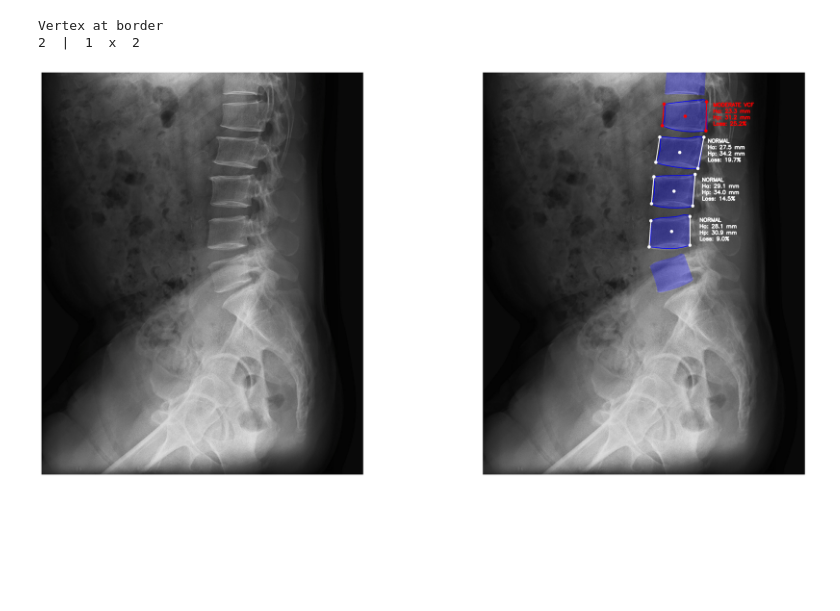
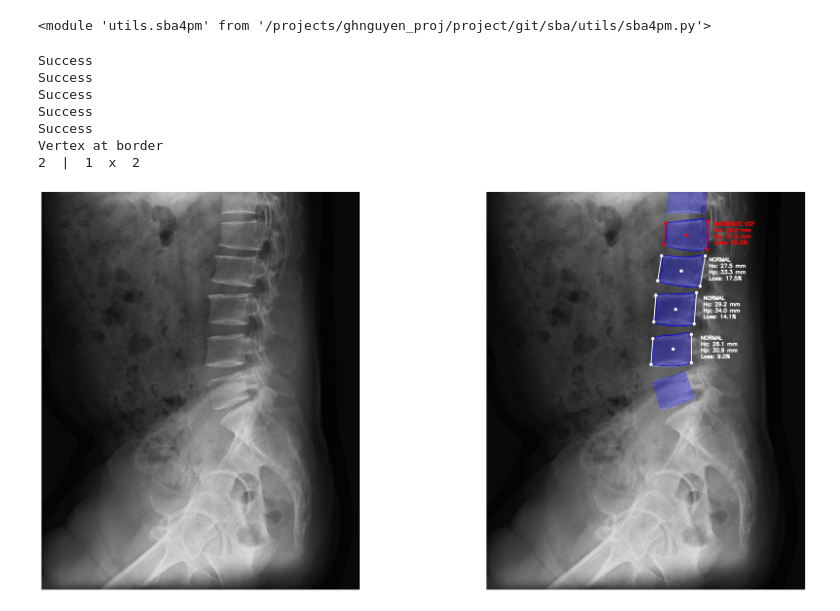
Before and after one commit to 12542344/SBA, a Jupyter notebook: example.ipynb, the cells around one changed output. Saved outputs shown, nothing was run; the diff lists cells and outputs as text; code cells hidden in the pictures; blank space fills up the shorter version.

```diff
--- a/example.ipynb
+++ b/example.ipynb
@@ -50,9 +50,12 @@ def imageWithMasks(im1, im2, im3, COLOR_A, COLOR_B):
     res3 = cv2.bitwise_or(res1,res2)
     return res3
 # %%
-import cv2
+import cv2, importlib
 import numpy as np
-from utils import sba6pm, smartdisplay
+from utils import sba4pm, smartdisplay
+importlib.reload(sba4pm)
+# %% [output]
+<module 'utils.sba4pm' from '/projects/ghnguyen_proj/project/git/sba/utils/sba4pm.py'>
 # %%
 image = cv2.imread(home_path + "documents/1NBUUB/IMG.jpg", cv2.IMREAD_GRAYSCALE)
 image_rgb = cv2.imread(home_path + "documents/1NBUUB/IMG.jpg", cv2.IMREAD_COLOR)
@@ -88,7 +91,7 @@ for count, bbox in enumerate(sorted_bboxes):
         previous_box_height = box_height
     crop = image[y1:y2, x1:x2]
     crop_mask = mask[y1:y2, x1:x2]
-    VERTEBRA = sba6pm.SBA(crop_mask)
+    VERTEBRA = sba4pm.SBA(crop_mask)
     SPINE.append(VERTEBRA)
 
 result = imageWithMasks(image,mask,mask,BLUE,BLACK)
@@ -97,34 +100,40 @@ MILD = RED
 MODERATE = RED
 SEVERE = RED
 for COUNT, VERTEBRA in enumerate(SPINE):
+    print(VERTEBRA.log)
     if VERTEBRA.valid == 1 and COUNT > 0:
-        if VERTEBRA.l > 0.2 and VERTEBRA.l <= 0.25: COLOR_CODE = MILD; GS_CODE = "MILD VCF"
-        elif VERTEBRA.l > 0.25 and VERTEBRA.l <= 0.40: COLOR_CODE = MODERATE; GS_CODE = "MODERATE VCF"
-        elif VERTEBRA.l > 0.40: COLOR_CODE = SEVERE; GS_CODE = "SEVERE VCF"
+        if VERTEBRA.g == 1: COLOR_CODE = MILD; GS_CODE = "MILD VCF"
+        elif VERTEBRA.g == 2: COLOR_CODE = MODERATE; GS_CODE = "MODERATE VCF"
+        elif VERTEBRA.g == 3: COLOR_CODE = SEVERE; GS_CODE = "SEVERE VCF"
         else: COLOR_CODE = NORMAL; GS_CODE = "NORMAL"
 
         move_x = 200
         anchor = sorted_bboxes[COUNT].p1
         position = anchor + VERTEBRA.centroid
 
         cv2.drawContours(result, anchor + VERTEBRA.contour, -1, BLUE, 3)
 
         cv2.line(result,  anchor + VERTEBRA.a1, anchor + VERTEBRA.a2, COLOR_CODE, 5)
         cv2.line(result, anchor + VERTEBRA.p1, anchor + VERTEBRA.p2, COLOR_CODE, 5)
 
         cv2.circle(result, (anchor + VERTEBRA.a1), 12, COLOR_CODE, -1)
         cv2.circle(result, (anchor + VERTEBRA.a2), 12, COLOR_CODE, -1)
         cv2.circle(result, (anchor + VERTEBRA.centroid), 12, COLOR_CODE, -1)
         cv2.circle(result, (anchor + VERTEBRA.p1), 12, COLOR_CODE, -1)
         cv2.circle(result, (anchor + VERTEBRA.p2), 12, COLOR_CODE, -1)
 
         cv2.putText(result, ("{}".format(GS_CODE)), (position[0]+move_x, position[1]-70), cv2.FONT_HERSHEY_SIMPLEX, 1.25, COLOR_CODE, 6)
         cv2.putText(result, ("Ha: {} mm".format(round(VERTEBRA.ha*0.15,1))), (position[0]+move_x, position[1]-25), cv2.FONT_HERSHEY_SIMPLEX, 1.25, COLOR_CODE, 6)
         cv2.putText(result, ("Hp: {} mm".format(round(VERTEBRA.hp*0.15,1))), (position[0]+move_x, position[1]+20), cv2.FONT_HERSHEY_SIMPLEX, 1.25, COLOR_CODE, 6)
         cv2.putText(result, ("Loss: {}%".format(round(VERTEBRA.l*100,1))), (position[0]+move_x, position[1]+65), cv2.FONT_HERSHEY_SIMPLEX, 1.25, COLOR_CODE, 6)
 
 smartdisplay.display([image_rgb, result], figsize=(30,15))
 # %% [output]
+Success
+Success
+Success
+Success
+Success
 Vertex at border
 2  |  1  x  2
-[figure, old version]
+[figure, new version]
```
